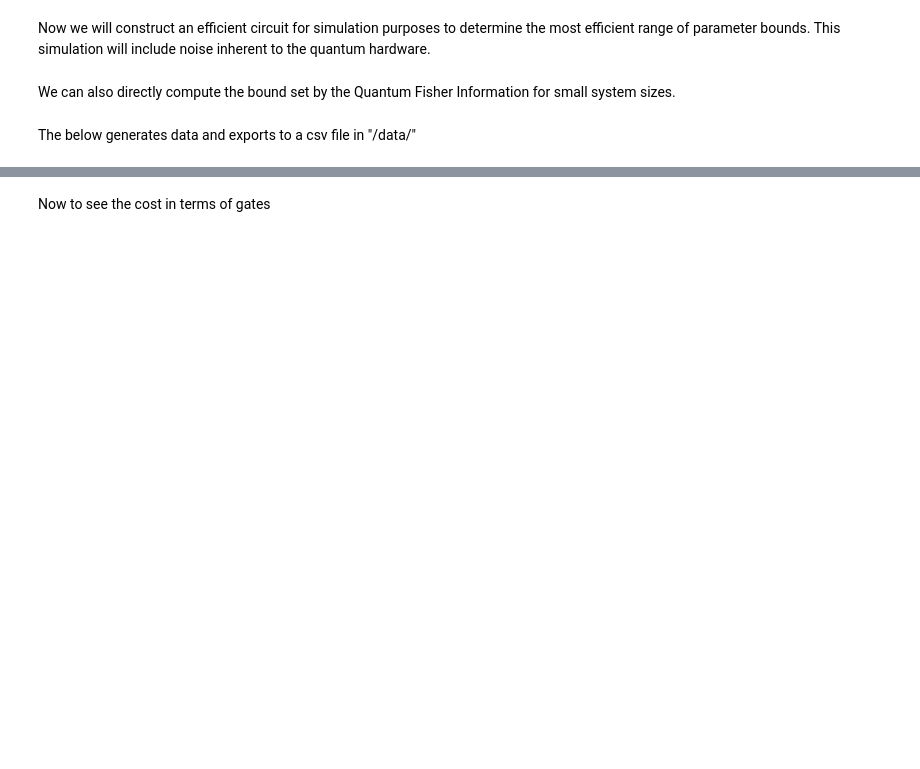
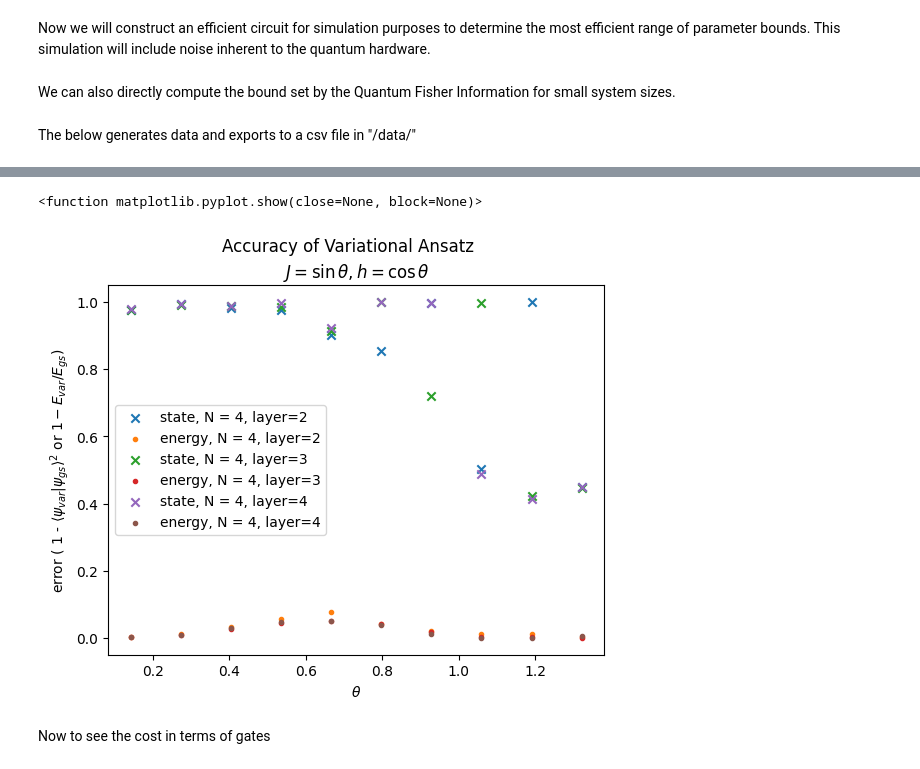
Before and after one commit to IanROsborne/Quantum_Metrology_Fisher_LG, a Jupyter notebook: TFI_defs.ipynb, the cells around one changed output, grey strips where cells are left out. Cells and saved outputs as stored; diff of their text form; code cells hidden in the pictures; blank space fills up the shorter version.

```diff
--- a/TFI_defs.ipynb
+++ b/TFI_defs.ipynb
@@ -339,0 +409,17 @@ fig.savefig("C:\\Users\\ianro\\Documents\\Research\\Quantum_Metrology_AKLT\\Plot
+# %%
+def variational_error(chain_len=4, J=0.1, h=1, layers=2, model = "HVA"):
+
+    qc_temp = circuit_initialize(chain_len, 0, 0)
+    Ham = Hamiltonian(qc_temp, J, h).to_matrix(sparse = False)
+    eig_values, eig_vectors = eigh(Ham )            #convert Hamiltonian do dense matrix
+
+    E0, params, qc_var = run_tfim_vqe(qc_temp, J=J, h=h, layers=layers, model = model)
+    var_state = Statevector(qc_var)                 #generate variational energy and state
+    if J >= h:
+        overlap1 = np.abs(var_state.data.dot(eig_vectors[0])) **2   #cground state becomes degenerate
+        overlap2 = np.abs(var_state.data.dot(eig_vectors[1])) **2
+        overlap = overlap1 + overlap2
+    overlap =  np.abs(var_state.data.dot(eig_vectors[0])) **2   #calculate overlap with true ground state
+    energy_error = np.abs((E0 - eig_values[0]) / eig_values[0])    #calculate energy error
+
+    return 1 - overlap, energy_error
@@ -340,3 +449,34 @@ fig.savefig("C:\\Users\\ianro\\Documents\\Research\\Quantum_Metrology_AKLT\\Plot
+# %%
+
+plt_dta = [[4, 2, 10],[4,3,10],[4,4,10]]
+
+fig, ax = plt.subplots(1)
+
+for i in plt_dta:
+    chain_len, layers, num_steps = i
+    csv_path = os.getcwd() + "/data/" + "L"+str(chain_len) +"layers" +str(layers) + "steps" + str(num_steps) +'.csv'
+
+    with open(csv_path, newline='') as f:
+        reader = csv.reader(f)
+        [theta_range, d_state, d_energy] = [[float(x) for x in row] for row in reader]
+
+
+    ax.scatter(theta_range  , d_state ,  marker= "x", label = "state, N = " + str(chain_len) + ", layer=" + str(layers), zorder = 3)
+    ax.scatter(theta_range  , d_energy ,  marker= ".", label = "energy, N = " + str(chain_len) + ", layer=" + str(layers) , zorder = 3)
+
+
+
+fig.suptitle("Accuracy of Variational Ansatz")
+#ax.xaxis.set_major_locator(tck.MultipleLocator(base = 2.5))
+plt.xlabel("$\\theta$")
+ax.set(ylabel = "error ( 1 - $\\langle \\psi_{var} | \\psi_{gs} \\rangle^2$ or $1 - E_{var}/E_{gs}$)")
+plt.title("$J = \sin\\theta, h = \cos\\theta$")
+plt.legend()
+
+plt.show
+# %% [output]
+<function matplotlib.pyplot.show(close=None, block=None)>
+[figure, added]
 # %% [markdown]
 Now to see the cost in terms of gates
 # %%
```
Also changed, not shown: parts of 14 cells of this notebook, 1 other file.
